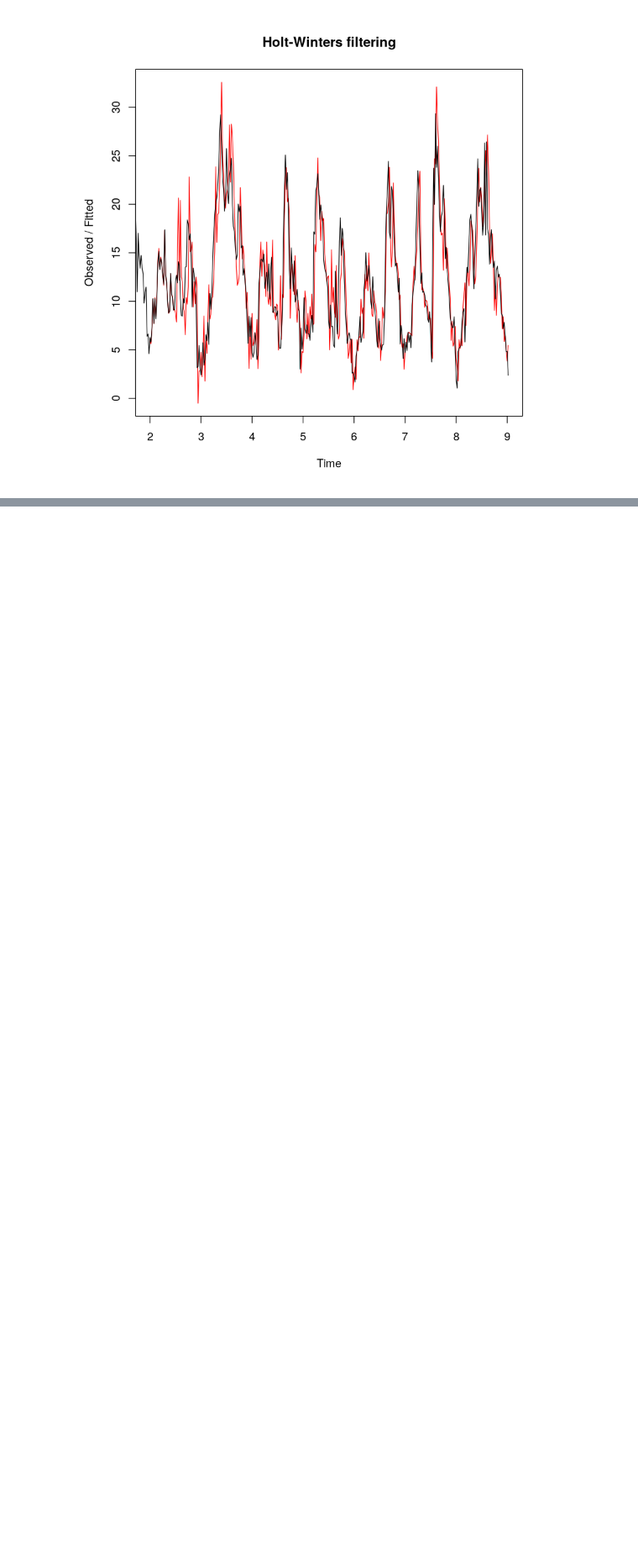
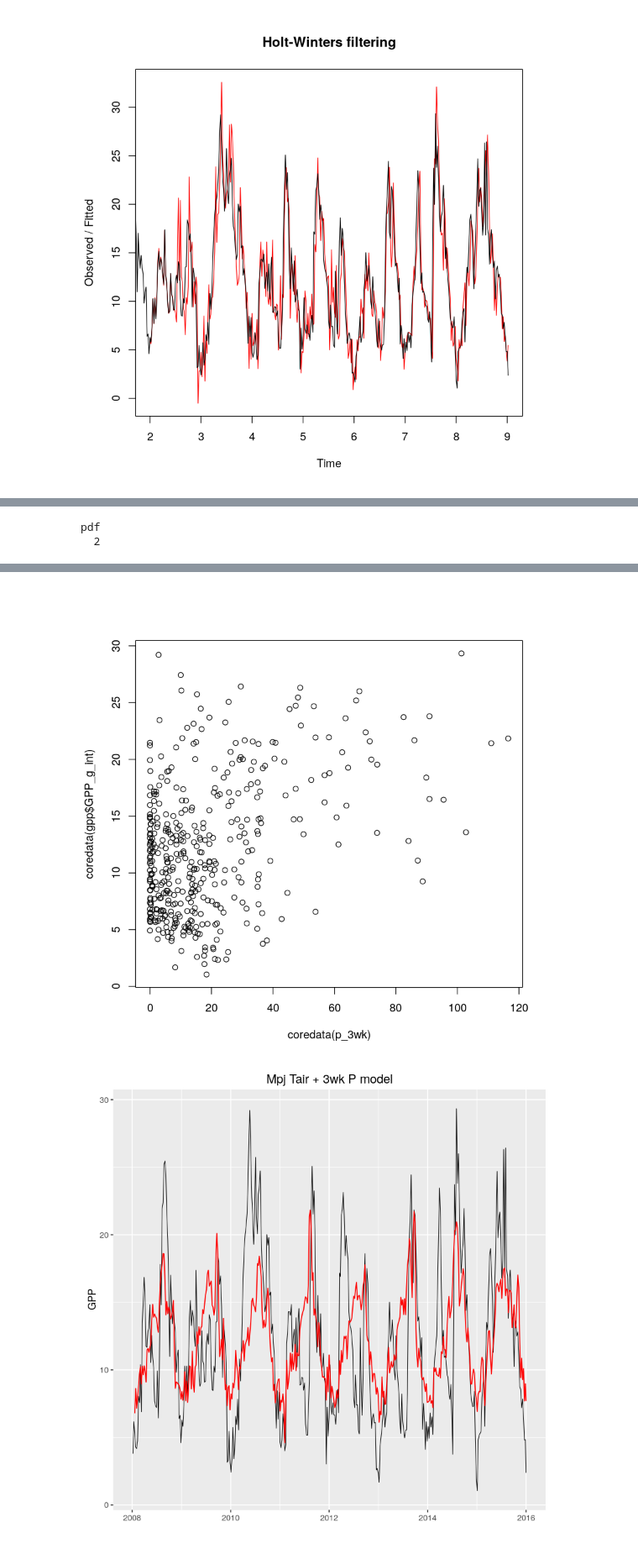
Before and after one commit to gremau/NMEG_seasonality, a Jupyter notebook: TS_models_GPP.ipynb, the cells around one changed output, grey strips where cells are left out. Shown at 84% size. Saved outputs shown, nothing was run; the diff lists cells and outputs as text; code cells hidden in the pictures; blank space fills up the shorter version.

```diff
--- a/TS_models_GPP.ipynb
+++ b/TS_models_GPP.ipynb
@@ -132,0 +132,14 @@ pdf
+# %%
+# First make a scatterplot
+plot(coredata(p_3wk), coredata(gpp$GPP_g_int))
+# Fit model
+fit_taP_lm <- lm(coredata(gpp$GPP_g_int) ~ coredata(ta) + coredata(p_3wk), na.action='na.exclude')
+gpp$fitted_taP_lm <- xts(fitted(fit_taP_lm), index(gpp))
+#abline(fit_taP_lm, col='red')
+
+taP_plot <- ggplot(gpp) + geom_line(aes(index(gpp), GPP_g_int), size=0.3) +
+    geom_line(aes(index(gpp), fitted_taP_lm), color='red') +
+    xlab("") + ylab("GPP") + ggtitle(paste(site, 'Tair + 3wk P model', sep=' '))
+printfigs(taP_plot, paste(site, '_taP_linmod.svg', sep=''), 'figures/', 6, 2.5)
+taP_plot
+# %% [output]
@@ -132,0 +148,2 @@ pdf
+pdf
+  2
@@ -132,0 +152,2 @@ pdf
+[figure, added]
+[figure, added]
```
Also changed, not shown: parts of 14 cells of this notebook.
